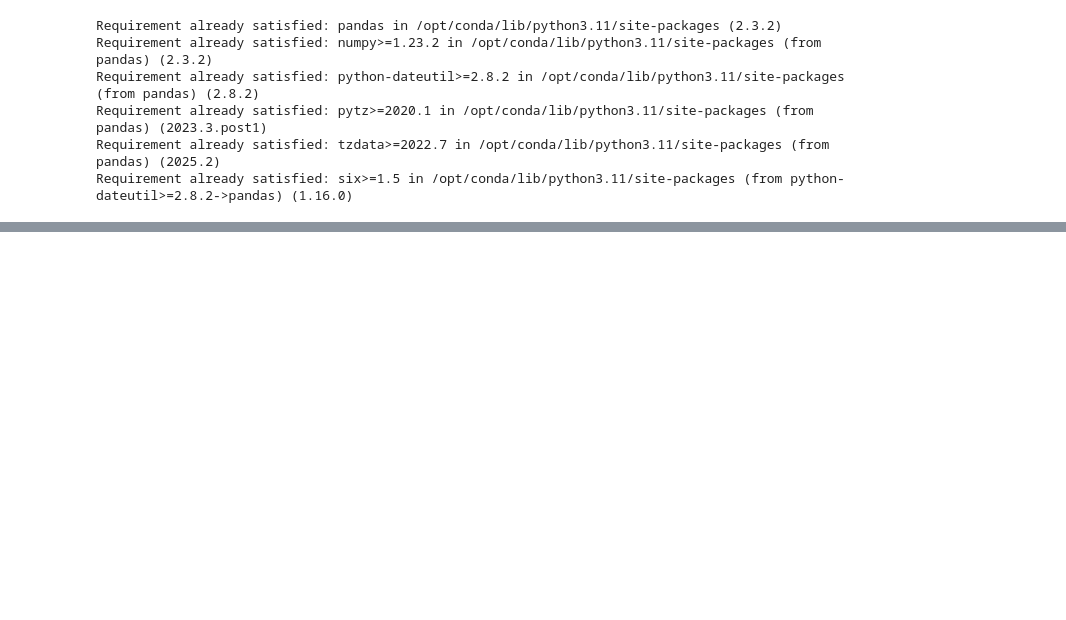
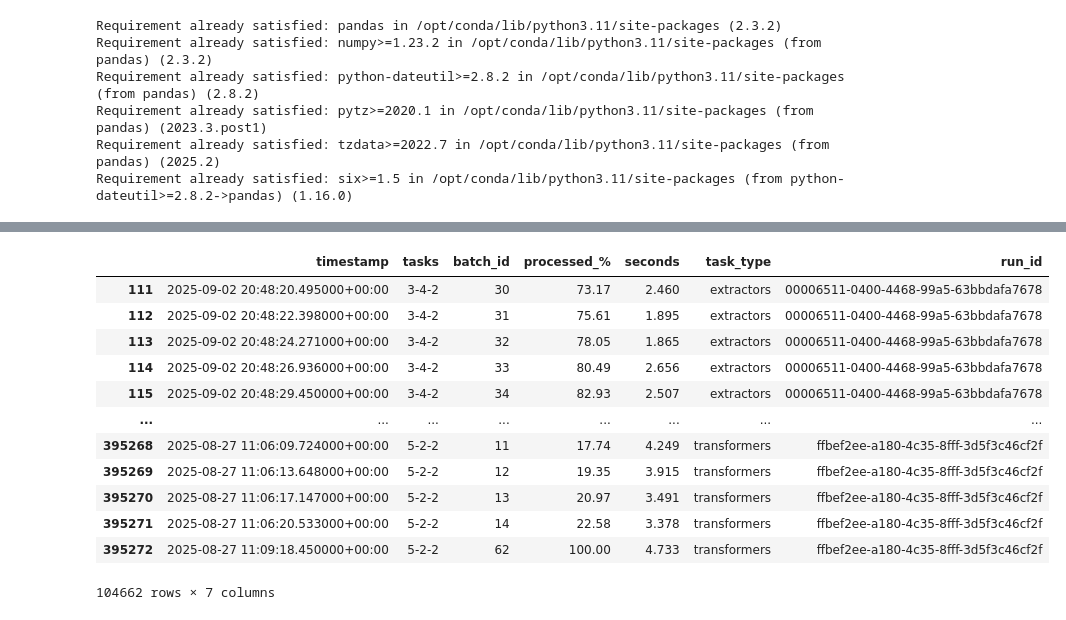
Before and after one commit to offcomputer/usp-airflow-project, a Jupyter notebook: src/notebooks/logs.ipynb, the cells around one changed output, grey strips where cells are left out. Cells and saved outputs as stored; diff of their text form; code cells hidden in the pictures; blank space fills up the shorter version.

```diff
--- a/src/notebooks/logs.ipynb
+++ b/src/notebooks/logs.ipynb
@@ -93,0 +177,9 @@ df_logs_filtered.shape
+# %%
+df_complete = pd.DataFrame()
+for task_type in ref:
+    df_task_type = df_complete_max.copy()[df_complete_max['task_type'] == task_type]
+    df_task_type = df_task_type.copy()[df_task_type[task_type] == df_task_type['task_id']]
+    df_complete = pd.concat([df_complete, df_task_type], ignore_index=True)
+df_complete.reset_index(drop=True, inplace=True)
+df_complete = df_complete[[ 'run_id', 'task_type', 'tasks', 'task_id']]
+df_complete
@@ -93,0 +200,23 @@ df_logs_filtered.shape
+# %%
+df_logs_filtered = df_logs.merge(
+    df_complete,
+    on=df_complete.columns.tolist(),
+    how='outer',
+    indicator=True)
+df_logs_filtered = df_logs_filtered[df_logs_filtered['_merge'] == 'both']
+df_logs_filtered.drop(['task_id', '_merge'], axis=1, inplace=True)
+df_logs_filtered
+# %% [output]
+|  | timestamp | tasks | batch_id | processed_% | seconds | task_type | run_id |
+| 111 | 2025-09-02 20:48:20.495000+00:00 | 3-4-2 | 30 | 73.17 | 2.460 | extractors | 00006511-0400-4468-99a5-63bbdafa7678 |
+| 112 | 2025-09-02 20:48:22.398000+00:00 | 3-4-2 | 31 | 75.61 | 1.895 | extractors | 00006511-0400-4468-99a5-63bbdafa7678 |
+| 113 | 2025-09-02 20:48:24.271000+00:00 | 3-4-2 | 32 | 78.05 | 1.865 | extractors | 00006511-0400-4468-99a5-63bbdafa7678 |
+| 114 | 2025-09-02 20:48:26.936000+00:00 | 3-4-2 | 33 | 80.49 | 2.656 | extractors | 00006511-0400-4468-99a5-63bbdafa7678 |
+| 115 | 2025-09-02 20:48:29.450000+00:00 | 3-4-2 | 34 | 82.93 | 2.507 | extractors | 00006511-0400-4468-99a5-63bbdafa7678 |
+| ... | ... | ... | ... | ... | ... | ... | ... |
+| 395268 | 2025-08-27 11:06:09.724000+00:00 | 5-2-2 | 11 | 17.74 | 4.249 | transformers | ffbef2ee-a180-4c35-8fff-3d5f3c46cf2f |
+| 395269 | 2025-08-27 11:06:13.648000+00:00 | 5-2-2 | 12 | 19.35 | 3.915 | transformers | ffbef2ee-a180-4c35-8fff-3d5f3c46cf2f |
+| 395270 | 2025-08-27 11:06:17.147000+00:00 | 5-2-2 | 13 | 20.97 | 3.491 | transformers | ffbef2ee-a180-4c35-8fff-3d5f3c46cf2f |
+| 395271 | 2025-08-27 11:06:20.533000+00:00 | 5-2-2 | 14 | 22.58 | 3.378 | transformers | ffbef2ee-a180-4c35-8fff-3d5f3c46cf2f |
+| 395272 | 2025-08-27 11:09:18.450000+00:00 | 5-2-2 | 62 | 100.00 | 4.733 | transformers | ffbef2ee-a180-4c35-8fff-3d5f3c46cf2f |
+104662 rows × 7 columns
```
Also changed, not shown: parts of 12 cells of this notebook.
